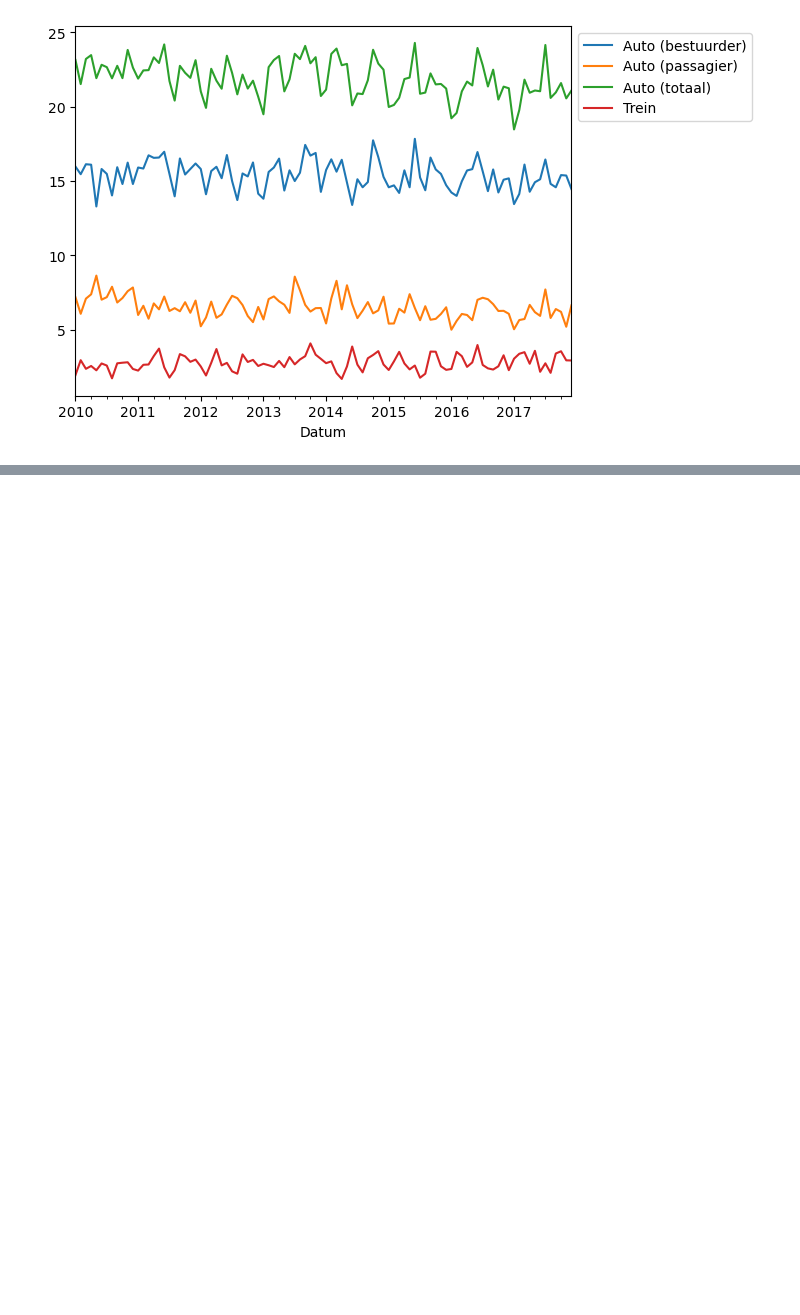
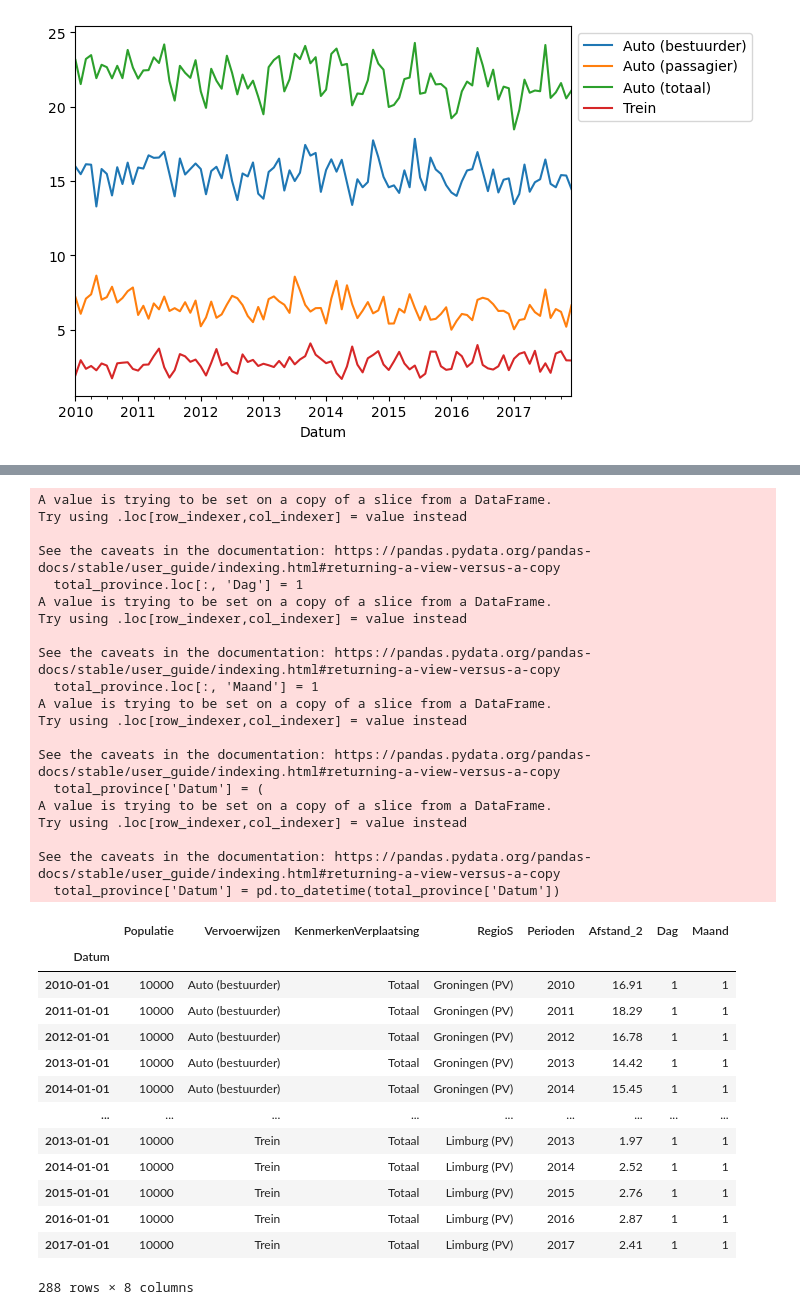
Before and after one commit to lisette-924/TIL6022-group11, a Jupyter notebook: Personenmobiliteit met NAMEN (car and train).ipynb, the cells around one changed output, grey strips where cells are left out. Cells and saved outputs as stored; diff of their text form; code cells hidden in the pictures; blank space fills up the shorter version.

```diff
--- a/Personenmobiliteit met NAMEN (car and train).ipynb
+++ b/Personenmobiliteit met NAMEN (car and train).ipynb
@@ -171,0 +205,14 @@ See the caveats in the documentation: https://pandas.pydata.org/pandas-docs/stab
+# %%
+total_province = car_and_train_total[car_and_train_total['RegioS'].isin(['Groningen (PV)',
+                                                                         'Friesland (PV)',
+                                                                         'Drenthe (PV)',
+                                                                         'Overijssel (PV)',
+                                                                         'Flevoland (PV)',
+                                                                         'Gelderland (PV)',
+                                                                         'Utrecht (PV)',
+                                                                         'Noord-Holland (PV)',
+                                                                         'Zuid-Holland (PV)',
+                                                                         'Zeeland (PV)',
+                                                                         'Noord-Brabant (PV)',
+                                                                         'Limburg (PV)'])]
+display(total_province)
@@ -171,0 +234,47 @@ See the caveats in the documentation: https://pandas.pydata.org/pandas-docs/stab
+# %%
+total_province.loc[:, 'Dag'] = 1
+total_province.loc[:, 'Maand'] = 1
+
+total_province['Datum'] = (
+    total_province['Perioden'].astype(str) + '-' +
+    total_province['Maand'].astype(str).str.zfill(2) + '-' +
+    total_province['Dag'].astype(str).str.zfill(2)
+)
+total_province['Datum'] = pd.to_datetime(total_province['Datum'])
+total_province.set_index('Datum', inplace=True)
+display(total_province)
+# %% [output]
+A value is trying to be set on a copy of a slice from a DataFrame.
+Try using .loc[row_indexer,col_indexer] = value instead
+
+See the caveats in the documentation: https://pandas.pydata.org/pandas-docs/stable/user_guide/indexing.html#returning-a-view-versus-a-copy
+  total_province.loc[:, 'Dag'] = 1
+A value is trying to be set on a copy of a slice from a DataFrame.
+Try using .loc[row_indexer,col_indexer] = value instead
+
+See the caveats in the documentation: https://pandas.pydata.org/pandas-docs/stable/user_guide/indexing.html#returning-a-view-versus-a-copy
+  total_province.loc[:, 'Maand'] = 1
+A value is trying to be set on a copy of a slice from a DataFrame.
+Try using .loc[row_indexer,col_indexer] = value instead
+
+See the caveats in the documentation: https://pandas.pydata.org/pandas-docs/stable/user_guide/indexing.html#returning-a-view-versus-a-copy
+  total_province['Datum'] = (
+A value is trying to be set on a copy of a slice from a DataFrame.
+Try using .loc[row_indexer,col_indexer] = value instead
+
+See the caveats in the documentation: https://pandas.pydata.org/pandas-docs/stable/user_guide/indexing.html#returning-a-view-versus-a-copy
+  total_province['Datum'] = pd.to_datetime(total_province['Datum'])
+|  | Populatie | Vervoerwijzen | KenmerkenVerplaatsing | RegioS | Perioden | Afstand_2 | Dag | Maand |
+| Datum |  |  |  |  |  |  |  |  |
+| 2010-01-01 | 10000 | Auto (bestuurder) | Totaal | Groningen (PV) | 2010 | 16.91 | 1 | 1 |
+| 2011-01-01 | 10000 | Auto (bestuurder) | Totaal | Groningen (PV) | 2011 | 18.29 | 1 | 1 |
+| 2012-01-01 | 10000 | Auto (bestuurder) | Totaal | Groningen (PV) | 2012 | 16.78 | 1 | 1 |
+| 2013-01-01 | 10000 | Auto (bestuurder) | Totaal | Groningen (PV) | 2013 | 14.42 | 1 | 1 |
+| 2014-01-01 | 10000 | Auto (bestuurder) | Totaal | Groningen (PV) | 2014 | 15.45 | 1 | 1 |
+| ... | ... | ... | ... | ... | ... | ... | ... | ... |
+| 2013-01-01 | 10000 | Trein | Totaal | Limburg (PV) | 2013 | 1.97 | 1 | 1 |
+| 2014-01-01 | 10000 | Trein | Totaal | Limburg (PV) | 2014 | 2.52 | 1 | 1 |
+| 2015-01-01 | 10000 | Trein | Totaal | Limburg (PV) | 2015 | 2.76 | 1 | 1 |
+| 2016-01-01 | 10000 | Trein | Totaal | Limburg (PV) | 2016 | 2.87 | 1 | 1 |
+| 2017-01-01 | 10000 | Trein | Totaal | Limburg (PV) | 2017 | 2.41 | 1 | 1 |
+288 rows × 8 columns
```
Also changed, not shown: parts of 6 cells of this notebook.
